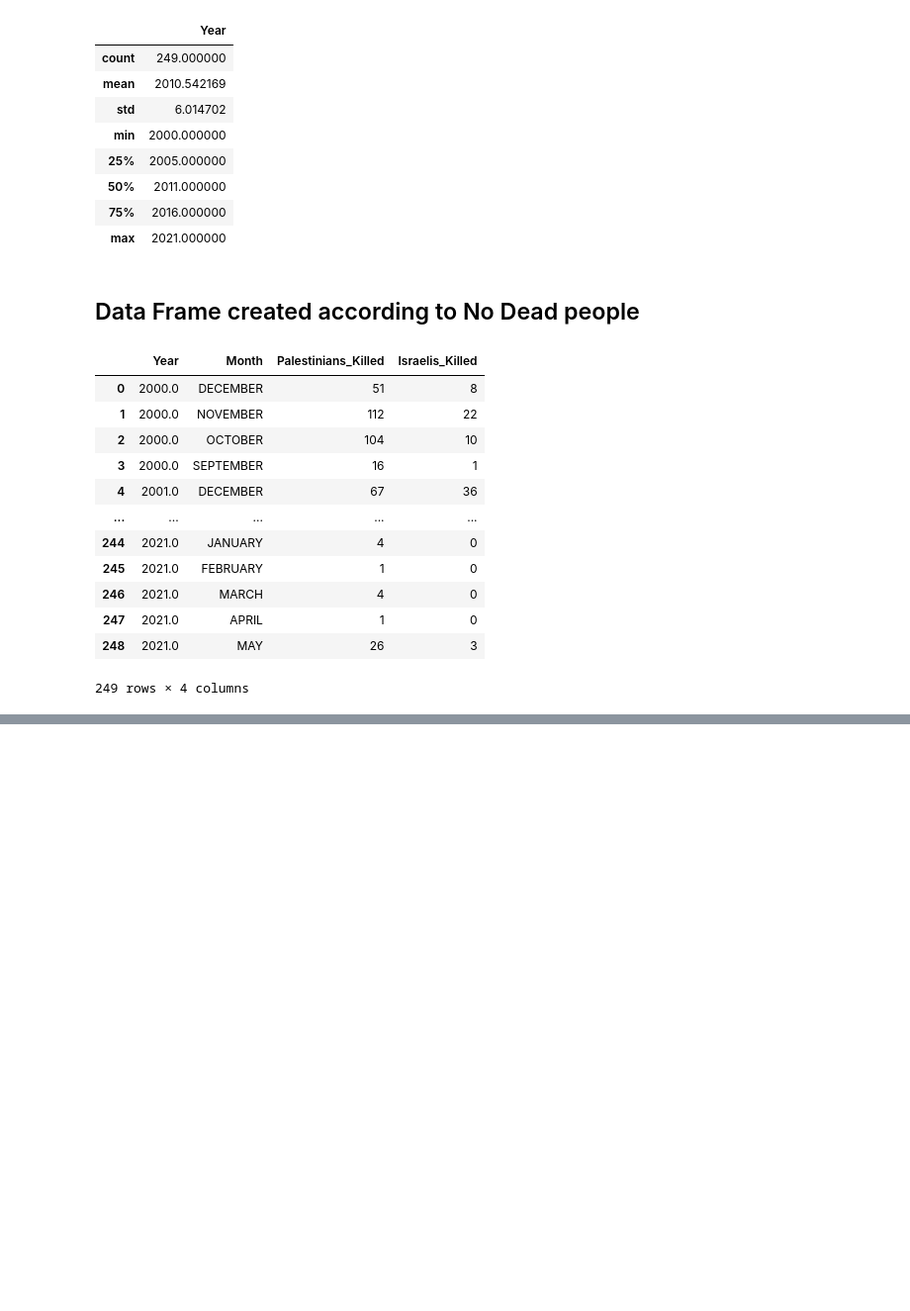
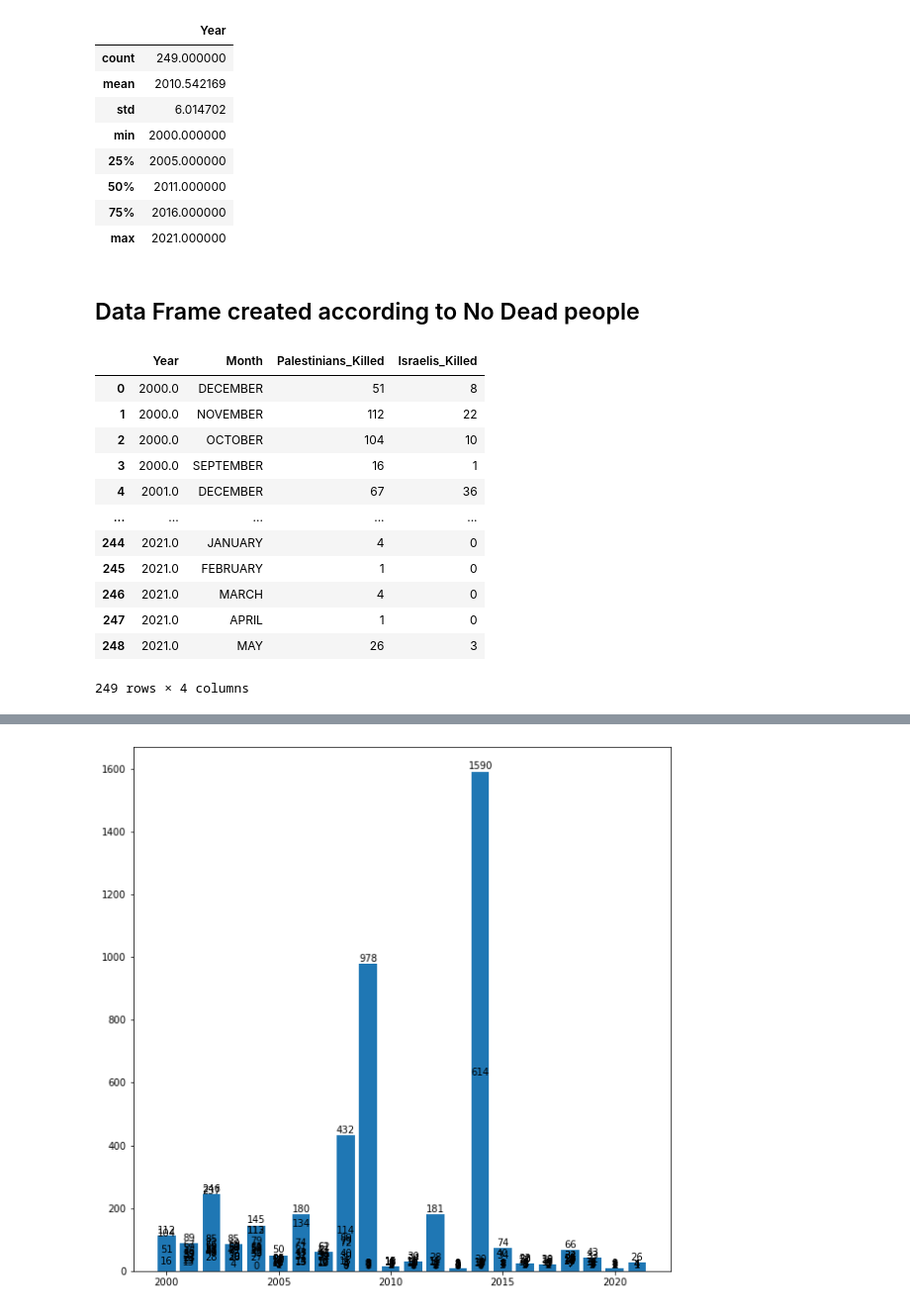
Before and after one commit to Ruthik27/Data_Visualization-Analysis, a Jupyter notebook: Untitled.ipynb, the cells around one changed output, grey strips where cells are left out. Shown at 99% size. Saved outputs shown, nothing was run; the diff lists cells and outputs as text; code cells hidden in the pictures; blank space fills up the shorter version.

```diff
--- a/Untitled.ipynb
+++ b/Untitled.ipynb
@@ -152,3 +204,12 @@ memory usage: 9.7+ KB
 # %%
 killing_data["Palestinians_Killed"]=killing_data["Palestinians_Killed"].apply(float)
 killing_data["Israelis_Killed"]=killing_data["Israelis_Killed"].apply(float)
+# %%
+fig, ax = plt.subplots(figsize=(10,10))
+plot = plt.bar(killing_data['Year'], killing_data['Palestinians_Killed'])
+for rect in plot:
+    height = rect.get_height()
+    plt.text(rect.get_x() + rect.get_width()/2., 1.002*height,'%d' % int(height), ha='center', va='bottom')
+plt.show();
+# %% [output]
+[figure, added]
```
Also changed, not shown: parts of 21 cells of this notebook.
